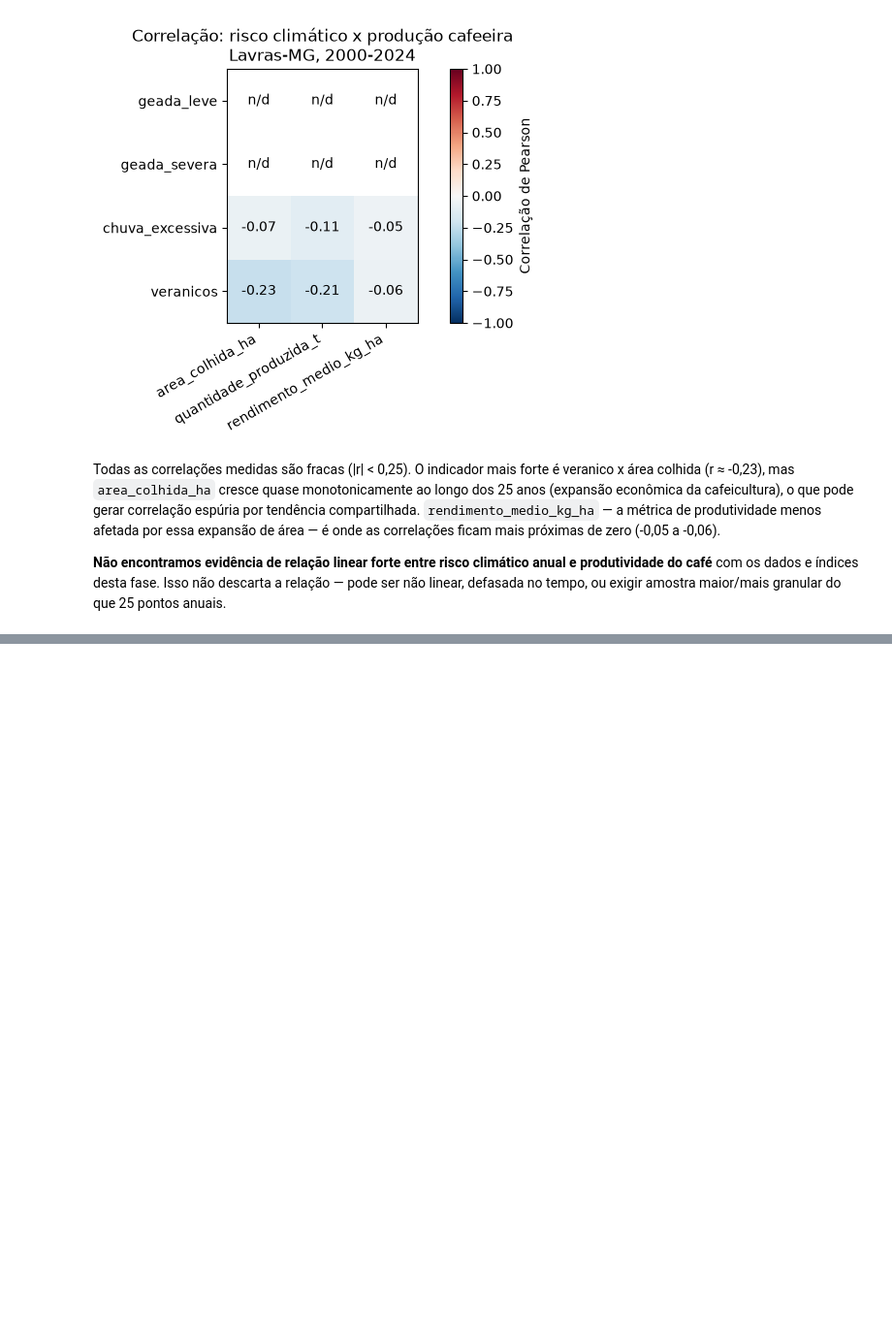
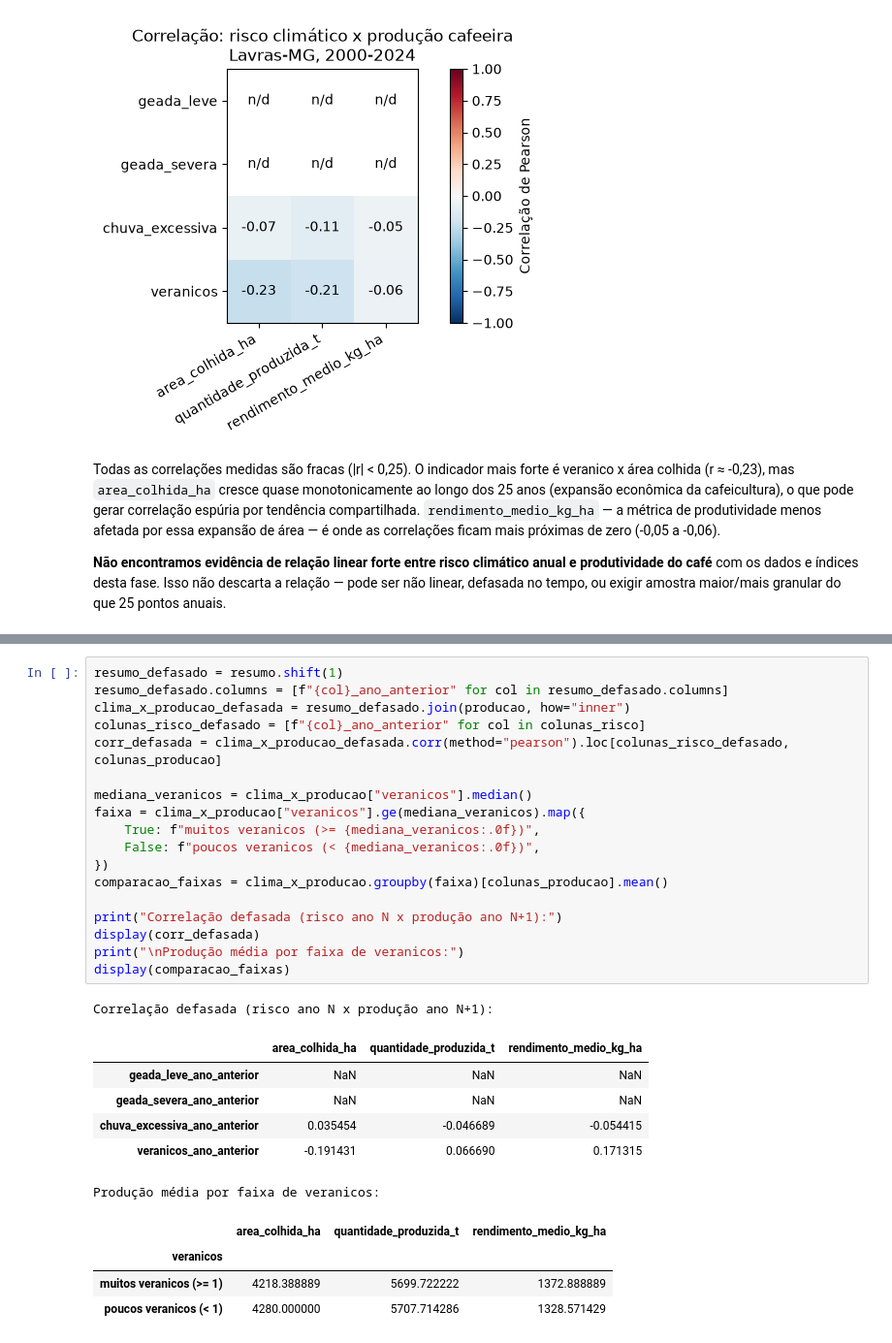
Before and after one commit to cauafdev/agroclima-cafe, a Jupyter notebook: notebooks/04_relatorio.ipynb, the cells around one changed output, grey strips where cells are left out. Shown at 97% size. Saved outputs shown, nothing was run; the diff lists cells and outputs as text; blank space fills up the shorter version.

```diff
--- a/notebooks/04_relatorio.ipynb
+++ b/notebooks/04_relatorio.ipynb
@@ -137,0 +146,30 @@ tempo, ou exigir amostra maior/mais granular do que 25 pontos anuais.
+# %%
+resumo_defasado = resumo.shift(1)
+resumo_defasado.columns = [f"{col}_ano_anterior" for col in resumo_defasado.columns]
+clima_x_producao_defasada = resumo_defasado.join(producao, how="inner")
+colunas_risco_defasado = [f"{col}_ano_anterior" for col in colunas_risco]
+corr_defasada = clima_x_producao_defasada.corr(method="pearson").loc[colunas_risco_defasado, colunas_producao]
+
+mediana_veranicos = clima_x_producao["veranicos"].median()
+faixa = clima_x_producao["veranicos"].ge(mediana_veranicos).map({
+    True: f"muitos veranicos (>= {mediana_veranicos:.0f})",
+    False: f"poucos veranicos (< {mediana_veranicos:.0f})",
+})
+comparacao_faixas = clima_x_producao.groupby(faixa)[colunas_producao].mean()
+
+print("Correlação defasada (risco ano N x produção ano N+1):")
+display(corr_defasada)
+print("\nProdução média por faixa de veranicos:")
+display(comparacao_faixas)
+# %% [output]
+Correlação defasada (risco ano N x produção ano N+1):
+|  | area_colhida_ha | quantidade_produzida_t | rendimento_medio_kg_ha |
+| geada_leve_ano_anterior | NaN | NaN | NaN |
+| geada_severa_ano_anterior | NaN | NaN | NaN |
+| chuva_excessiva_ano_anterior | 0.035454 | -0.046689 | -0.054415 |
+| veranicos_ano_anterior | -0.191431 | 0.066690 | 0.171315 |
+Produção média por faixa de veranicos:
+|  | area_colhida_ha | quantidade_produzida_t | rendimento_medio_kg_ha |
+| veranicos |  |  |  |
+| muitos veranicos (>= 1) | 4218.388889 | 5699.722222 | 1372.888889 |
+| poucos veranicos (< 1) | 4280.000000 | 5707.714286 | 1328.571429 |
```
Also changed, not shown: parts of 3 cells of this notebook, 2 other files.
